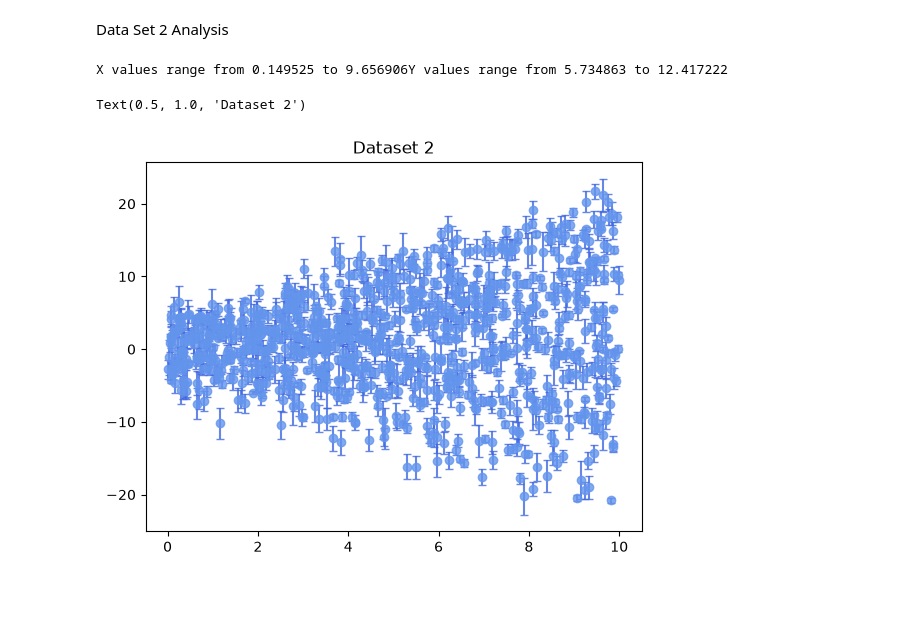
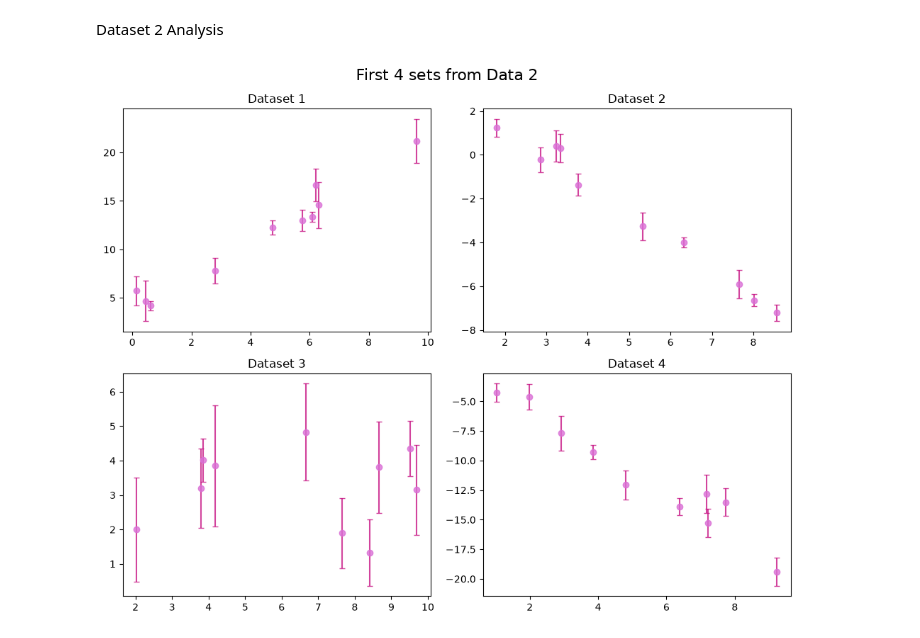
Before and after one commit to jarachisholm/SBI_clustering, a Jupyter notebook: fit_secret_lines.ipynb, the cells around one changed output. Drawn from its saved outputs; the diff is of its cells as text; code cells hidden in the pictures; blank space fills up the shorter version.

```diff
--- a/fit_secret_lines.ipynb
+++ b/fit_secret_lines.ipynb
@@ -112,0 +87,30 @@ Posterior mean coefficients: m=0.018, b=0.439
+# %%
+n_points = 10
+
+def simulator(theta, x, sigma):
+    coef_a, coef_b = theta[0].item(), theta[1].item()
+    sim_noise = np.random.normal(0, sigma, n_points)
+    y_sim = coef_a * x + coef_b + sim_noise
+
+    obs = np.concatenate([y_sim, x, [sigma]])
+    return torch.tensor(obs, dtype=torch.float32)
+
+n_simulations_per_dataset = 1000
+theta_train = []
+x_train = []
+
+for ds_id, d in datasets:
+    x = d['x'].to_numpy()
+    sigma = d['sigma'].iloc[0]
+    thetas = prior_1.sample((n_simulations_per_dataset,))
+    for theta in thetas:
+        theta_train.append(theta)
+        x_train.append(simulator(theta, x, sigma))
+
+theta_train = torch.stack(theta_train)
+x_train = torch.stack(x_train)
+
+inference = NPE(prior=prior_1)
+inference.append_simulations(theta_train, x_train)
+density_estimator = inference.train()
+posterior = inference.build_posterior(density_estimator)
@@ -113,33 +183,16 @@ Posterior mean coefficients: m=0.018, b=0.439
 # %% [markdown]
-Data Set 2 Analysis
+Dataset 2 Analysis
-# %%
-dataset_2 = []
-points_2 = []
-x_2 = []
-y_2 = []
-sigma_2 = []
-
-with open('data2.csv', 'r') as data_2:
-    reader = csv.reader(data_2)
-    header = next(reader)
-    for row in reader:
-        dataset_2.append(row[0])
-        points_2.append(row[1])
-        x_2.append(row[2])
-        y_2.append(row[3])
-        sigma_2.append(row[4])
-
-print(f'X values range from {x_2[0]} to {x_2[-1]}'
-      f'Y values range from {y_2[0]} to {y_2[-1]}')
-
-x_2 = np.array(x_2, dtype=float)
-y_2 = np.array(y_2, dtype=float)
-sigma_2 = np.array(sigma_2, dtype=float)
-
-plt.errorbar(x_2, y_2, yerr=sigma_2, fmt='o', color='cornflowerblue',
-             ecolor='royalblue', capsize=3, alpha=0.8)
-plt.title("Dataset 2")
-# %% [output]
-X values range from 0.149525 to 9.656906Y values range from 5.734863 to 12.417222
-Text(0.5, 1.0, 'Dataset 2')
-[figure, removed]
+# %%
+df = pd.read_csv('data2.csv')
+datasets = list(df.groupby('dataset'))
+
+fig, axes = plt.subplots(2, 2, figsize=(10, 8))
+for ax, (ds_id, d) in zip(axes.flat, datasets[:4]):
+    ax.errorbar(d['x'], d['y'], yerr=d['sigma'], fmt='o', color='orchid',
+                ecolor='mediumvioletred', capsize=3, alpha=0.8)
+    ax.set_title(f'Dataset {ds_id+1}')
+plt.suptitle('First 4 sets from Data 2', fontsize=16)
+plt.tight_layout()
+plt.show()
+# %% [output]
+[figure, added]
```
Also changed, not shown: parts of 26 cells of this notebook.
